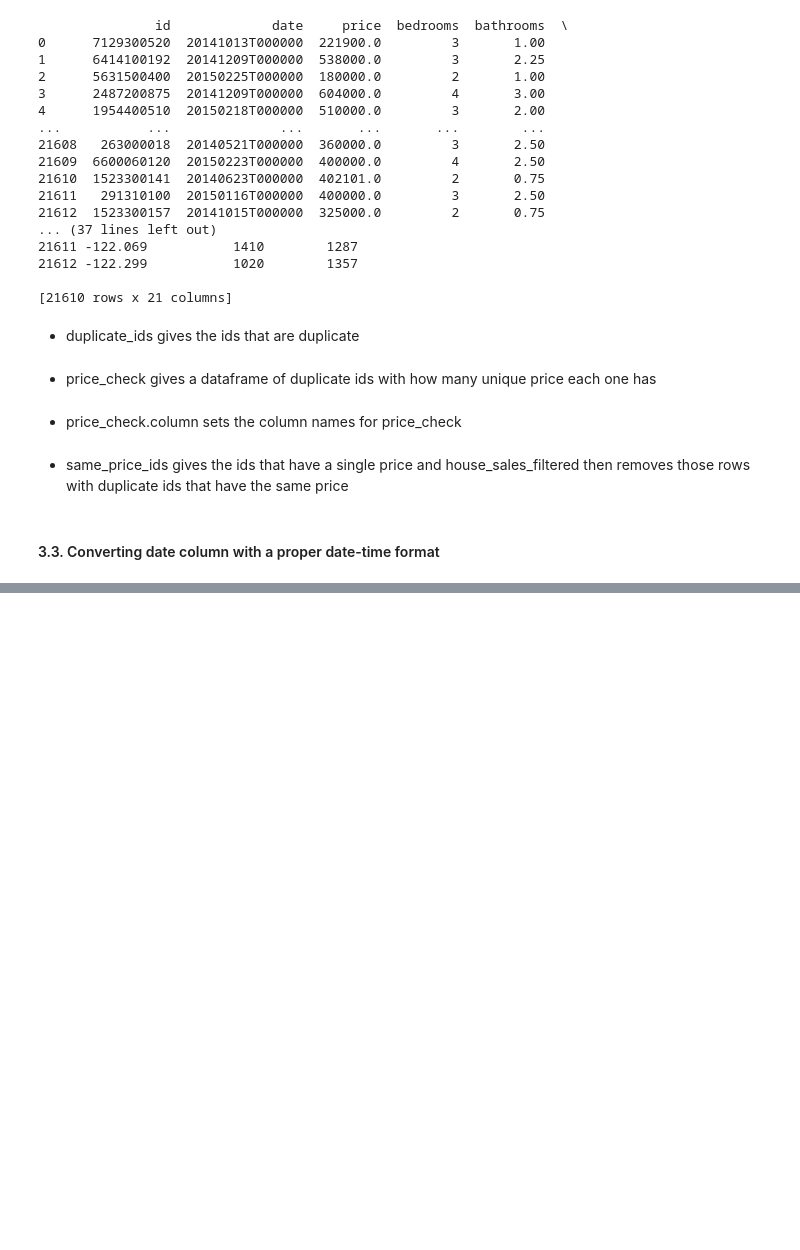
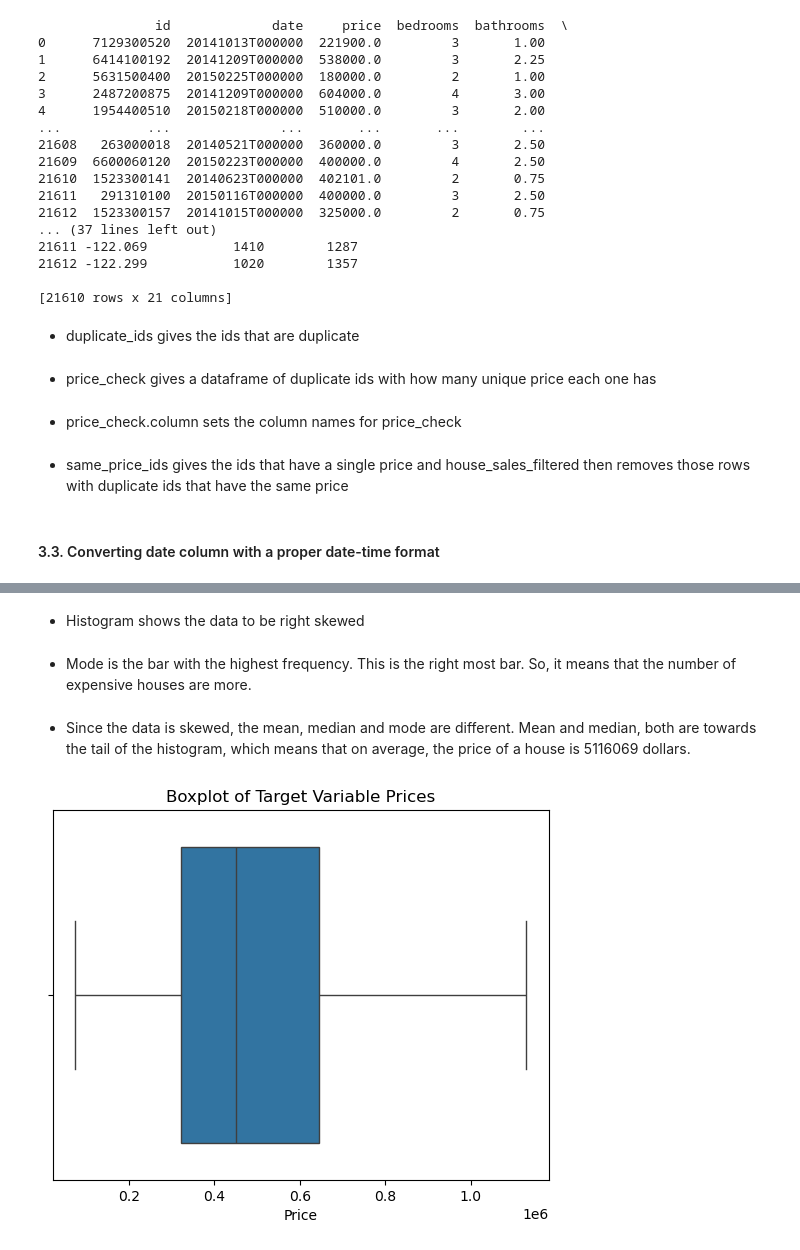
Before and after one commit to nushra88/second_screening, a Jupyter notebook: first_screening.ipynb, the cells around one changed output, grey strips where cells are left out. Cells and saved outputs as stored; diff of their text form; code cells hidden in the pictures; blank space fills up the shorter version.

```diff
--- a/first_screening.ipynb
+++ b/first_screening.ipynb
@@ -178,0 +376,13 @@ Name: date, dtype: object
+# %% [markdown]
+- Histogram shows the data to be right skewed
+# %% [markdown]
+- Mode is the bar with the highest frequency. This is the right most bar. So, it means that the number of expensive houses are more.
+# %% [markdown]
+- Since the data is skewed, the mean, median and mode are different. Mean and median, both are towards the tail of the histogram, which means that on average, the price of a house is 5116069 dollars.
+# %%
+sns.boxplot(x=house_sales_clipped['price'])
+plt.title("Boxplot of Target Variable Prices")
+plt.xlabel("Price")
+plt.show()
+# %% [output]
+[figure, added]
```
Also changed, not shown: parts of 90 cells of this notebook.
